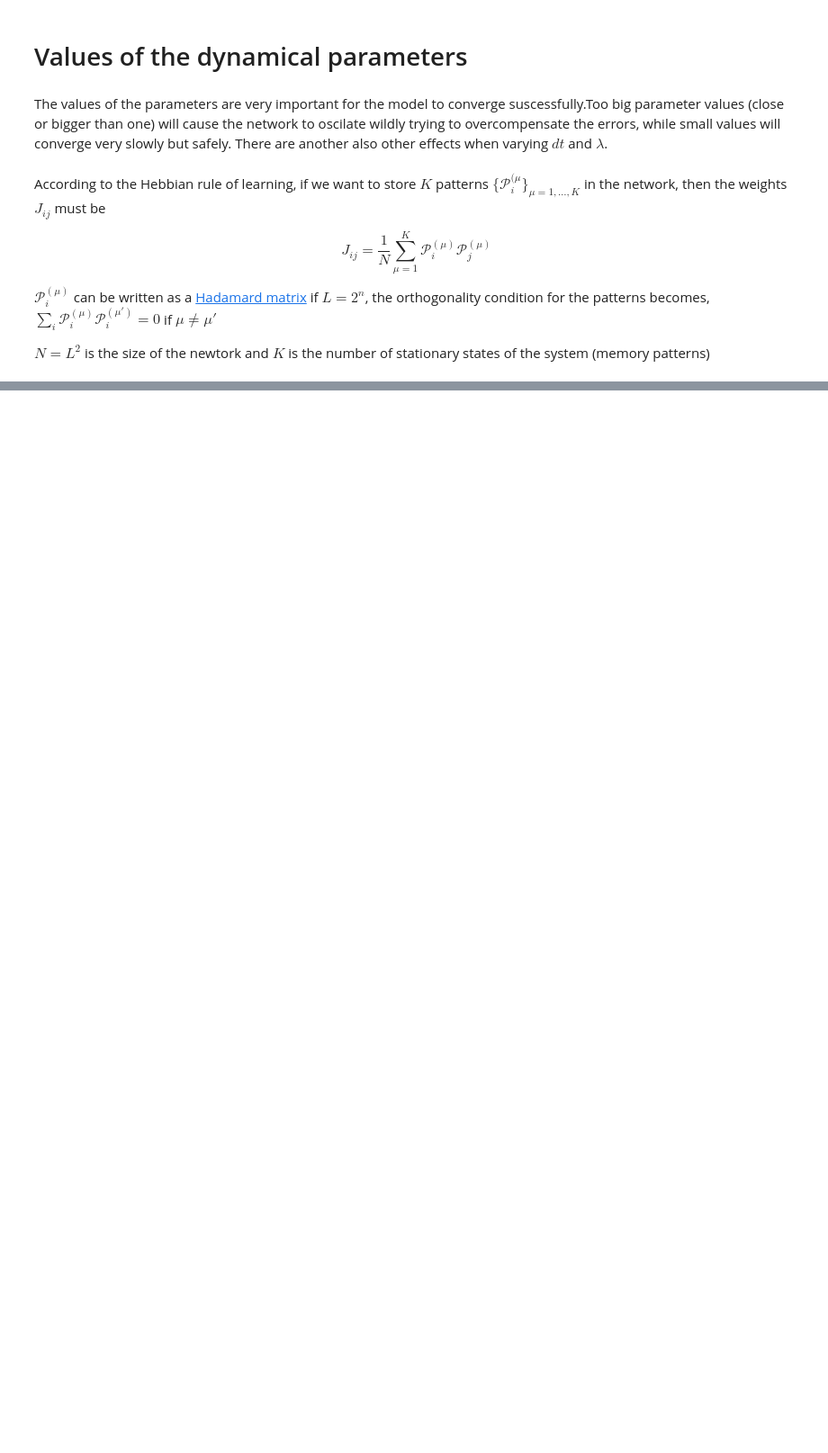
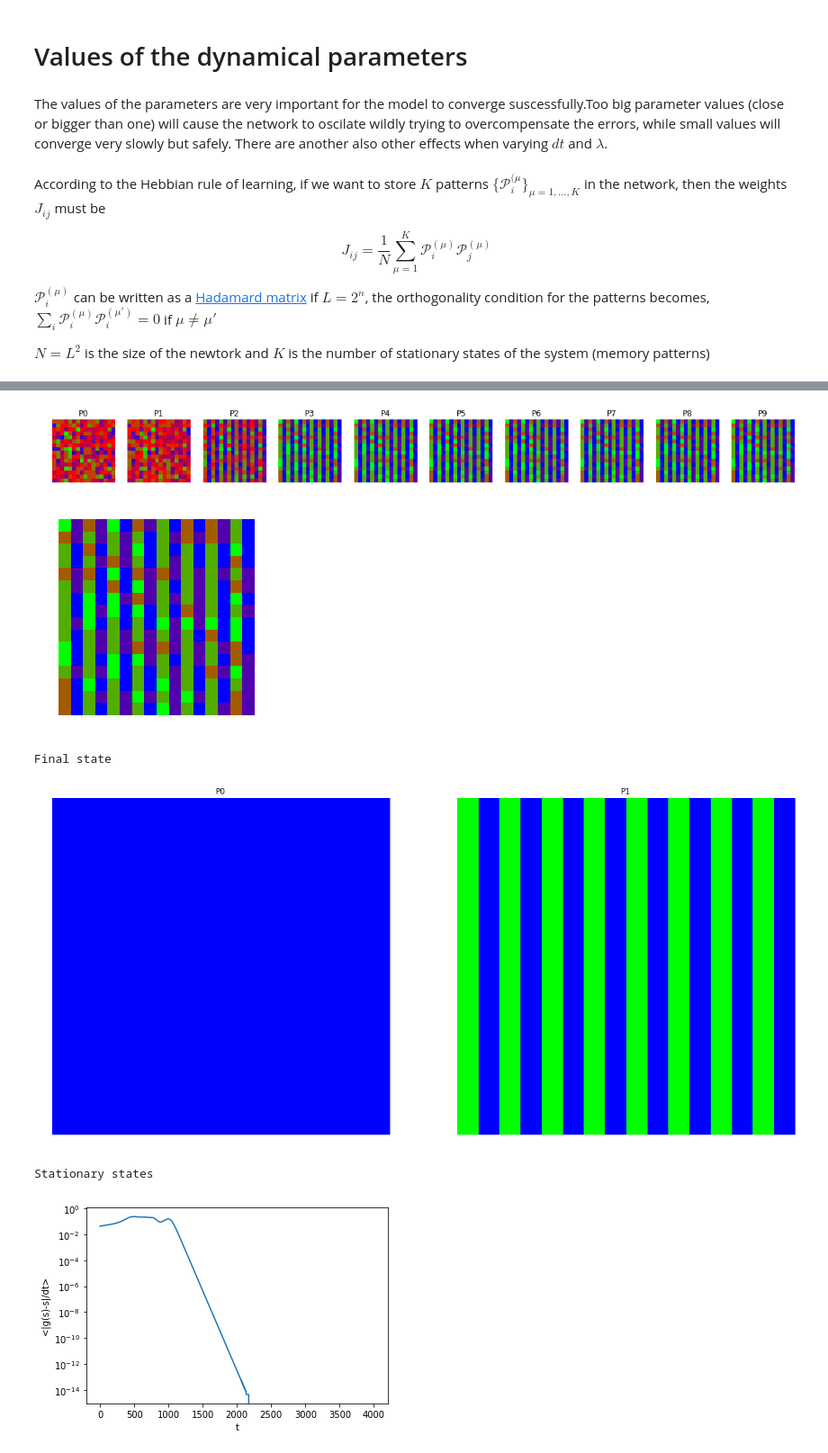
Before and after one commit to lytex/hopfield, a Jupyter notebook: Temperature.ipynb, the cells around one changed output, grey strips where cells are left out. Shown at 90% size. Cells and saved outputs as stored; diff of their text form; code cells hidden in the pictures; blank space fills up the shorter version.

```diff
--- a/Temperature.ipynb
+++ b/Temperature.ipynb
@@ -279,0 +353,66 @@ if(np.size(1) > 1):
+# %%
+L = 16 # size of the newtork, has to be power of two
+N = L**2
+K = 2 # number of memory patterns to be stored
+dt = 0.01
+lamb = 0.4
+T = 0.0 # Temperature
+nsteps = 4000 # number of steps of the simulation
+naverage = 10 # number of simulations to compute average values
+
+states_sum = np.zeros([nsteps+1, N])
+abs_s = 0
+M = 0
+chi = 0
+conv = 0
+overlap = 0
+
+# iterate over naverage simulations
+for temp in range(0, naverage):
+
+    states, weights = iterate_plot(nsteps, False, int(N/2-2), 1)
+
+    states_sum += states
+    abs_s += np.mean(np.abs(states), axis=1)
+    M += np.mean(states, axis=1)
+    chi += np.var(np.abs(states), axis=1)
+    conv += np.mean(np.abs([g(x, weights) - x for x in states]), axis=1)
+    overlap += overlap
+
+stat = np.sqrt(1+1/lamb) # converges to stat instead of +/- 1
+
+states = states_sum/naverage/stat
+abs_s = abs_s/naverage
+M = M/naverage
+chi = chi/naverage
+conv = conv/naverage/dt
+overlap = overlap/naverage
+
+H = get_stationary(N, K)
+plot_evolution(states, H, L)
+# H -> shape (K, N)
+# states -> shape(nsteps+1, N)
+# sum over index i
+overlap = 1/N*np.einsum('ti,Si->tS', states, H)/stat
+
+plt.figure(5)
+plt.semilogy(conv)
+plt.xlabel('t')
+plt.ylabel('<|g(s)-s|/dt>')
+
+plt.figure(6)
+plt.xlabel('t')
+plt.ylabel('σ_i')
+plt.plot(states)
+
+plt.figure(7)
+plt.plot(np.abs(overlap))
+plt.legend(np.array(range(0, K), dtype=np.str))
+print("")
+# %% [output]
+[figure, added]
+[figure, added]
+Final state
+[figure, added]
+Stationary states
+[figure, added]
```
Also changed, not shown: parts of 19 cells of this notebook.
